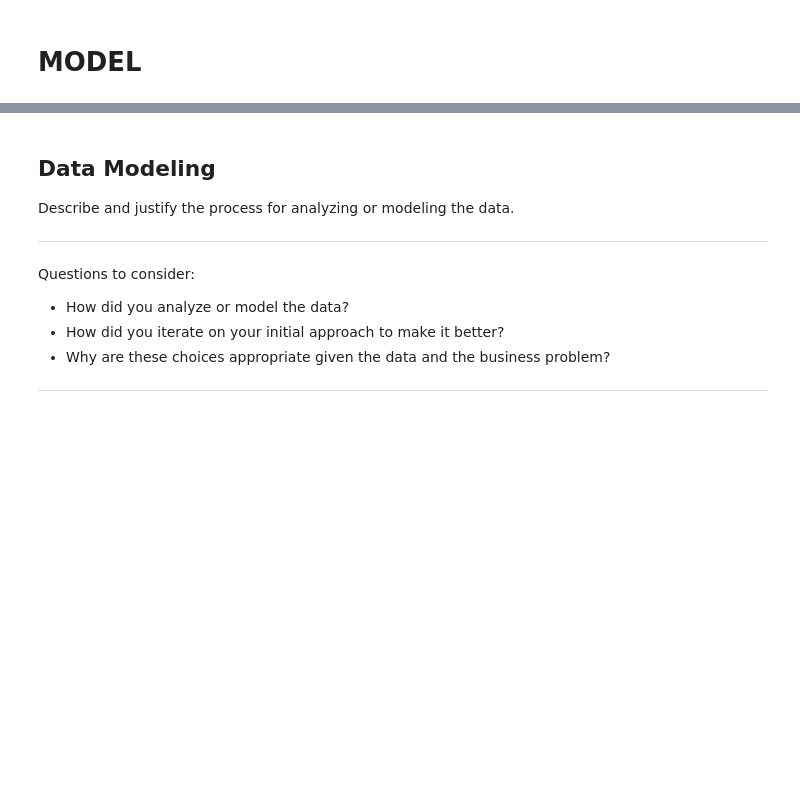
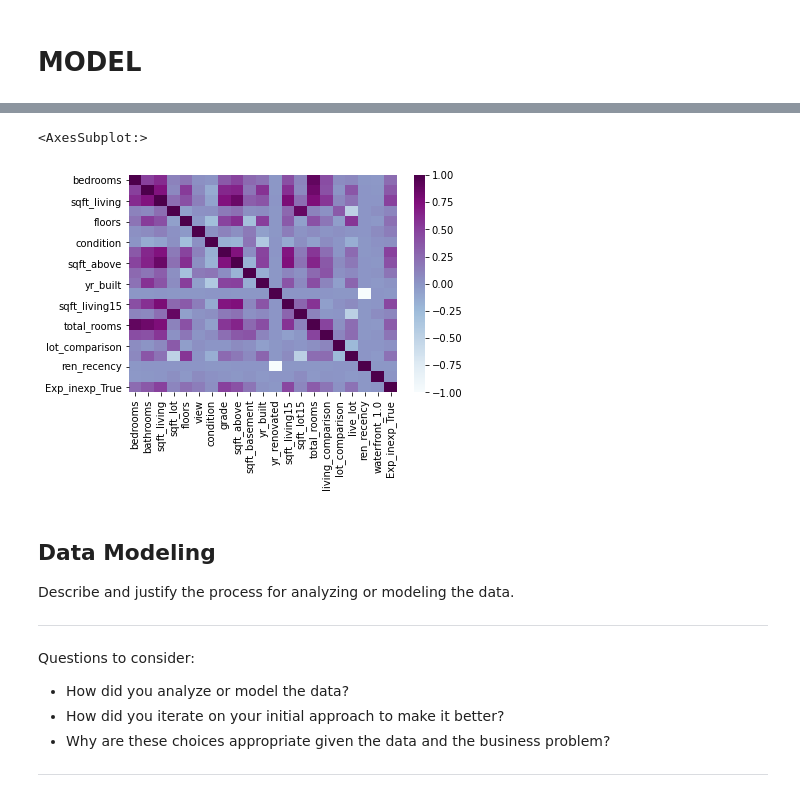
Before and after one commit to kuninethan95/dsc-phase-2-project, a Jupyter notebook: index_OSEMN_plus_mvp.ipynb, the cells around one changed output, grey strips where cells are left out. Saved outputs shown, nothing was run; the diff lists cells and outputs as text; code cells hidden in the pictures; blank space fills up the shorter version.

Commit message:
working on corr matrix

```diff
--- a/index_OSEMN_plus_mvp.ipynb
+++ b/index_OSEMN_plus_mvp.ipynb
@@ -1097,3 +1199,11 @@ df_model.describe()
+# %%
+# change size and make it look nicer then test for colinarity
+
+corr2 = df_model.drop('price', axis=1).corr()
+sns.heatmap(corr2,cmap="BuPu")
+# %% [output]
+<AxesSubplot:>
+[figure, added]
 # %% [markdown]
 ## Data Modeling
 Describe and justify the process for analyzing or modeling the data.
```
Also changed, not shown: parts of 16 cells of this notebook.
